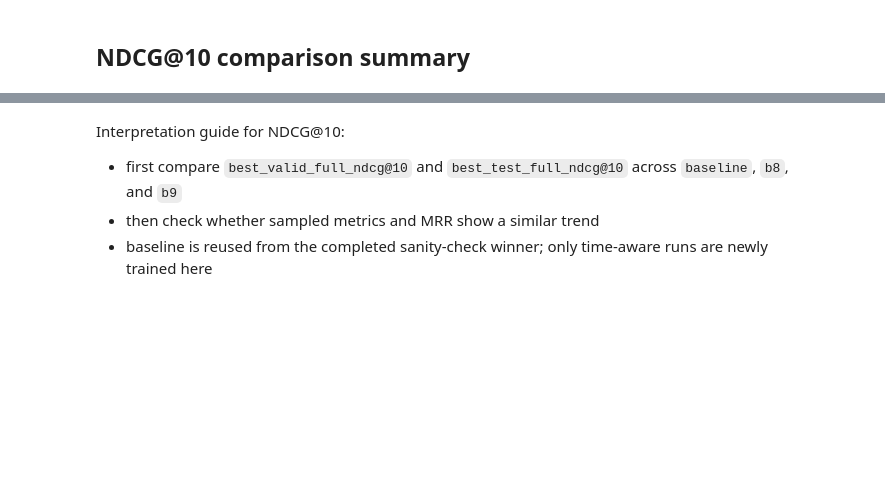
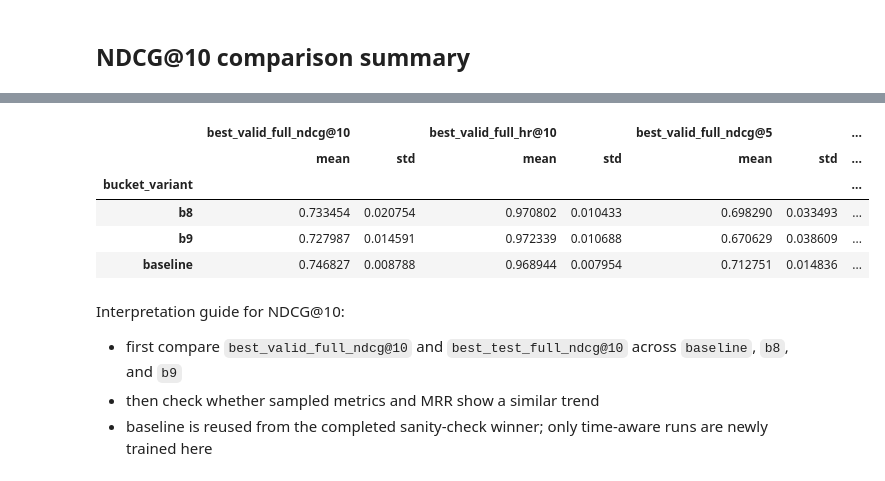
Before and after one commit to hwbuzz/time-aware-behavior-prediction, a Jupyter notebook: notebooks/sasrec_timeaware_bpi2012_colab_train_02_260513.ipynb, the cells around one changed output, grey strips where cells are left out. Cells and saved outputs as stored; diff of their text form; code cells hidden in the pictures; blank space fills up the shorter version.

```diff
--- a/notebooks/sasrec_timeaware_bpi2012_colab_train_02_260513.ipynb
+++ b/notebooks/sasrec_timeaware_bpi2012_colab_train_02_260513.ipynb
@@ -602,13 +914,26 @@ df_ndcg10[[
 # %%
 summary_ndcg10 = df_ndcg10.groupby('bucket_variant')[[
-    'best_valid_full_ndcg@5', 'best_test_full_ndcg@5',
-    'best_valid_full_ndcg@10', 'best_test_full_ndcg@10',
-    'best_valid_full_mrr', 'best_test_full_mrr',
-    'best_valid_sampled_ndcg@5', 'best_test_sampled_ndcg@5',
-    'best_valid_sampled_ndcg@10', 'best_test_sampled_ndcg@10',
-    'best_valid_sampled_mrr', 'best_test_sampled_mrr',
+    'best_valid_full_ndcg@10', 'best_valid_full_hr@10',
+    'best_valid_full_ndcg@5', 'best_valid_full_hr@5',
+    'best_valid_full_mrr',
+    'best_test_full_ndcg@10', 'best_test_full_hr@10',
+    'best_test_full_ndcg@5', 'best_test_full_hr@5',
+    'best_test_full_mrr',
+    'best_valid_sampled_ndcg@10', 'best_valid_sampled_hr@10',
+    'best_valid_sampled_ndcg@5', 'best_valid_sampled_hr@5',
+    'best_valid_sampled_mrr',
+    'best_test_sampled_ndcg@10', 'best_test_sampled_hr@10',
+    'best_test_sampled_ndcg@5', 'best_test_sampled_hr@5',
+    'best_test_sampled_mrr',
 ]].agg(['mean', 'std'])
 summary_ndcg10
+# %% [output]
+|  | best_valid_full_ndcg@10 |  | best_valid_full_hr@10 |  | best_valid_full_ndcg@5 |  | ... |
+|  | mean | std | mean | std | mean | std | ... |
+| bucket_variant |  |  |  |  |  |  | ... |
+| b8 | 0.733454 | 0.020754 | 0.970802 | 0.010433 | 0.698290 | 0.033493 | ... |
+| b9 | 0.727987 | 0.014591 | 0.972339 | 0.010688 | 0.670629 | 0.038609 | ... |
+| baseline | 0.746827 | 0.008788 | 0.968944 | 0.007954 | 0.712751 | 0.014836 | ... |
 # %% [markdown]
 Interpretation guide for NDCG@10:
 - first compare `best_valid_full_ndcg@10` and `best_test_full_ndcg@10` across `baseline`, `b8`, and `b9`
```
Also changed, not shown: parts of 26 cells of this notebook, 2 other files.
